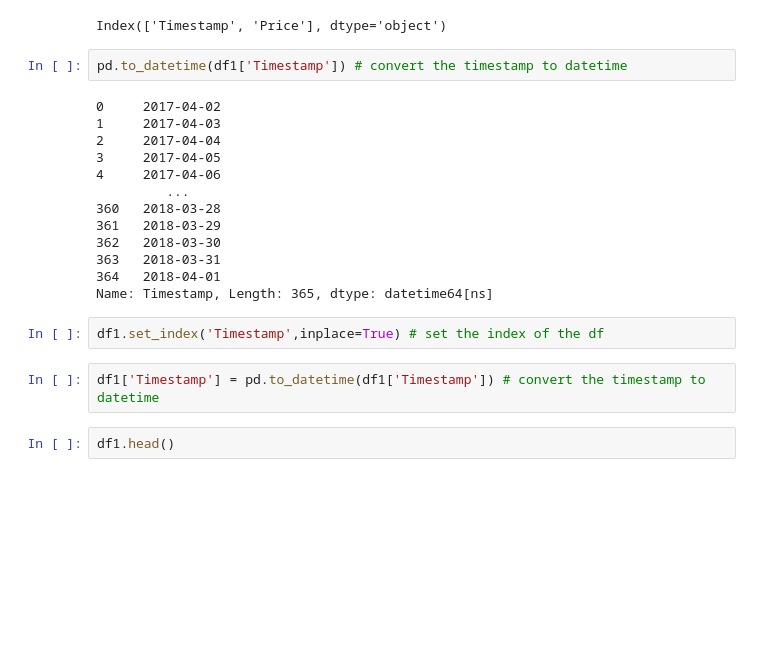
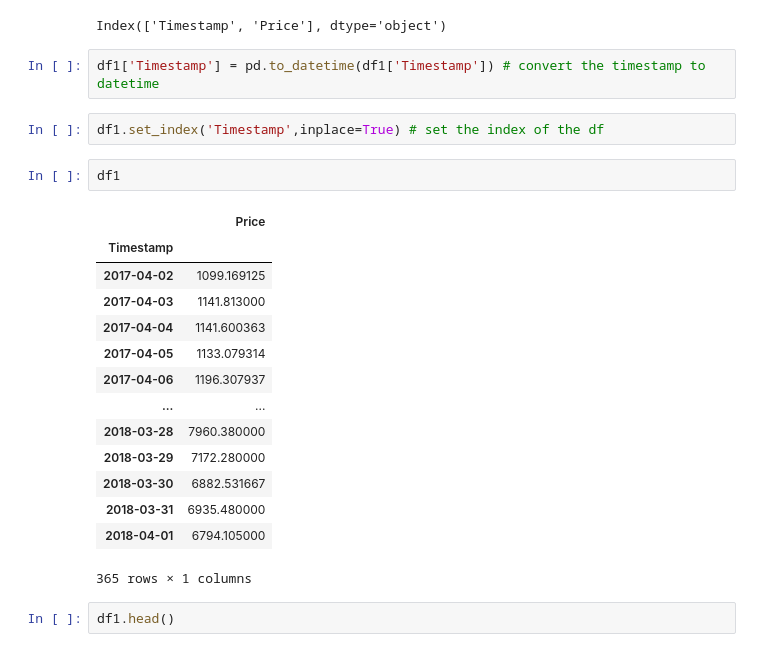
Before and after one commit to Yanil01/pandas_, a Jupyter notebook: main.ipynb, the cells around one changed output. Cells and saved outputs as stored; diff of their text form; blank space fills up the shorter version.

```diff
--- a/main.ipynb
+++ b/main.ipynb
@@ -739,24 +739,26 @@ df1.columns
 # %% [output]
 Index(['Timestamp', 'Price'], dtype='object')
 # %%
-pd.to_datetime(df1['Timestamp']) # convert the timestamp to datetime
+df1['Timestamp'] = pd.to_datetime(df1['Timestamp']) # convert the timestamp to datetime
-# %% [output]
-0     2017-04-02
-1     2017-04-03
-2     2017-04-04
-3     2017-04-05
-4     2017-04-06
-         ...
-360   2018-03-28
-361   2018-03-29
-362   2018-03-30
-363   2018-03-31
-364   2018-04-01
-Name: Timestamp, Length: 365, dtype: datetime64[ns]
 # %%
 df1.set_index('Timestamp',inplace=True) # set the index of the df
-# %%
-df1['Timestamp'] = pd.to_datetime(df1['Timestamp']) # convert the timestamp to datetime
+# %%
+df1
+# %% [output]
+|  | Price |
+| Timestamp |  |
+| 2017-04-02 | 1099.169125 |
+| 2017-04-03 | 1141.813000 |
+| 2017-04-04 | 1141.600363 |
+| 2017-04-05 | 1133.079314 |
+| 2017-04-06 | 1196.307937 |
+| ... | ... |
+| 2018-03-28 | 7960.380000 |
+| 2018-03-29 | 7172.280000 |
+| 2018-03-30 | 6882.531667 |
+| 2018-03-31 | 6935.480000 |
+| 2018-04-01 | 6794.105000 |
+365 rows × 1 columns
 # %%
 df1.head()
 # %% [output]
```
Also changed, not shown: parts of 15 cells of this notebook.
